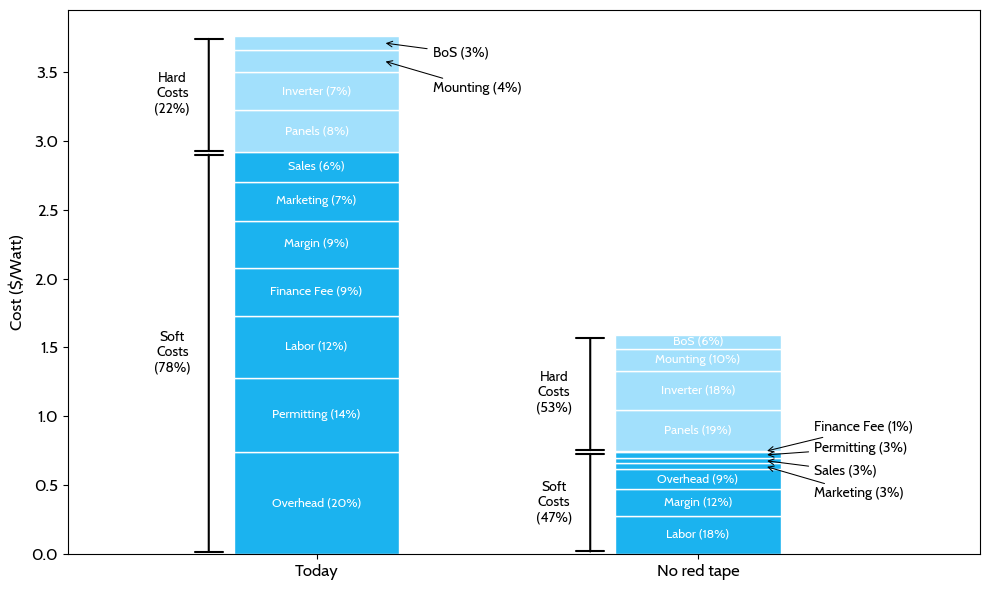
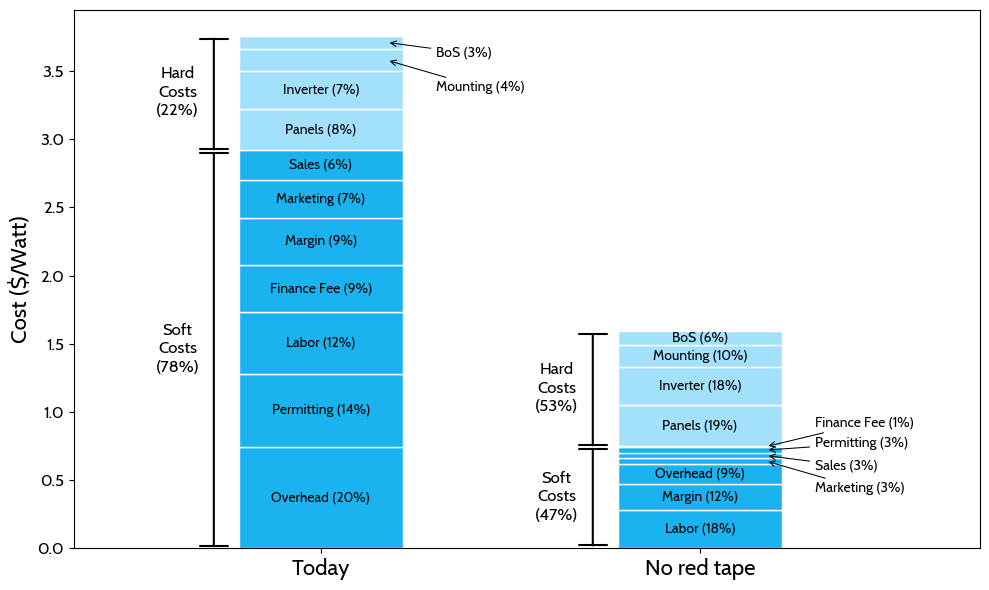
Unified diff of the notebook cell whose output changed from the first chart to the second:
--- before
+++ after
@@ -34,5 +34,5 @@
         if frac >= threshold:
             ax.text(x, yc, lbl, ha='center', va='center',
-                    color='white', fontsize=9, fontfamily='Cabin')
+                    color='k', fontsize=10, fontfamily='Cabin')
         else:
             tx = x + bar_width
@@ -69,5 +69,5 @@
         bx - .11, soft_tot / 2,
         f"Soft\nCosts\n({soft_pct:.0f}%)",
-        ha='center', va='center', fontsize=10,
+        ha='center', va='center', fontsize=12,
         fontfamily='Cabin'
     )
@@ -84,5 +84,5 @@
         bx - .11, soft_tot + hard_tot / 2,
         f"Hard\nCosts\n({hard_pct:.0f}%)",
-        ha='center', va='center', fontsize=10,
+        ha='center', va='center', fontsize=12,
         fontfamily='Cabin'
     )
@@ -90,9 +90,9 @@
 # finalize styling
 ax.set_xticks(x_positions)
-ax.set_xticklabels(x_labels, fontsize=12, fontfamily='Cabin')
+ax.set_xticklabels(x_labels, fontsize=16, fontfamily='Cabin')
 ax.set_yticklabels([str(i * 0.5) for i in range(0, int(3.5 / 0.5) + 1)],
                    fontsize=12, fontfamily='Cabin')
 ax.set_xlim(-1, 1.75)
-ax.set_ylabel('Cost ($/Watt)', fontsize=12, fontfamily='Cabin')
+ax.set_ylabel('Cost ($/Watt)', fontsize=16, fontfamily='Cabin')
 #ax.set_title('Solar Installation Cost Breakdown', fontsize=16, fontfamily='Cabin')
 plt.tight_layout()

Commit: Adjusting plot